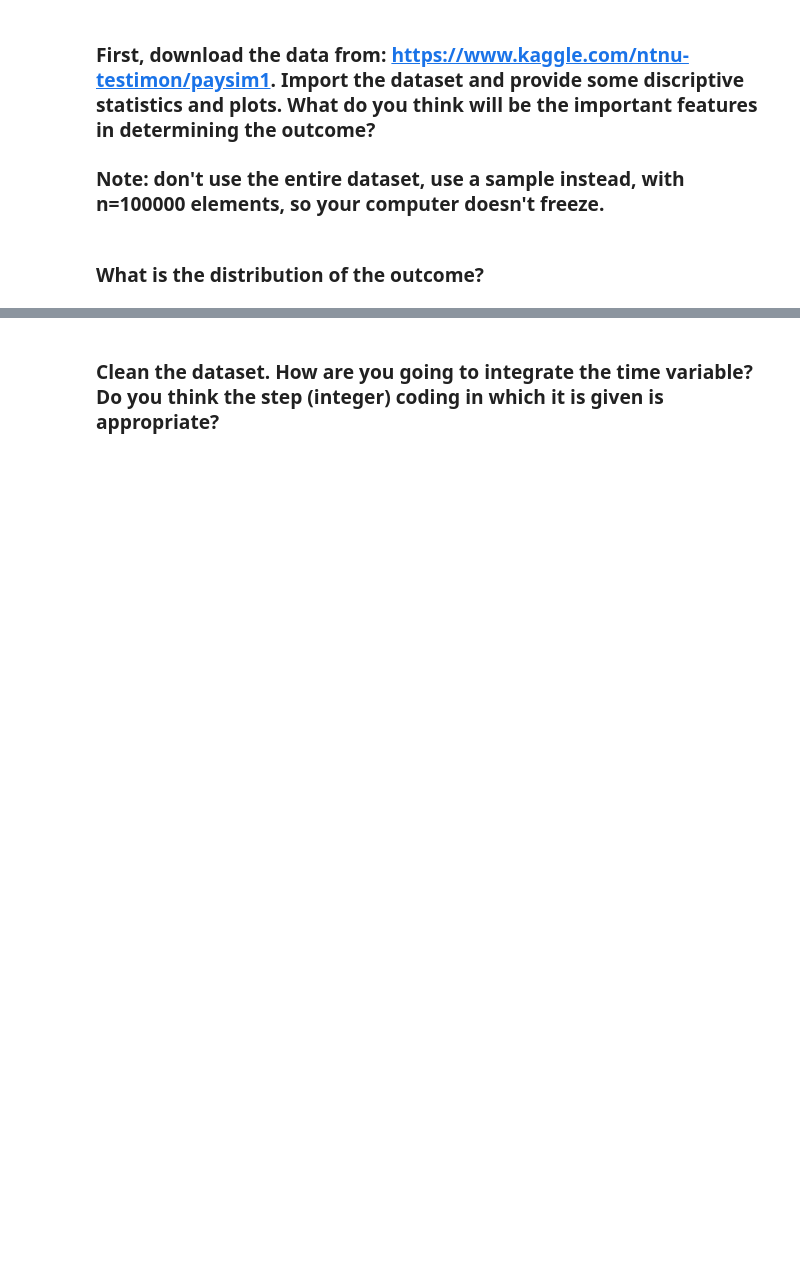
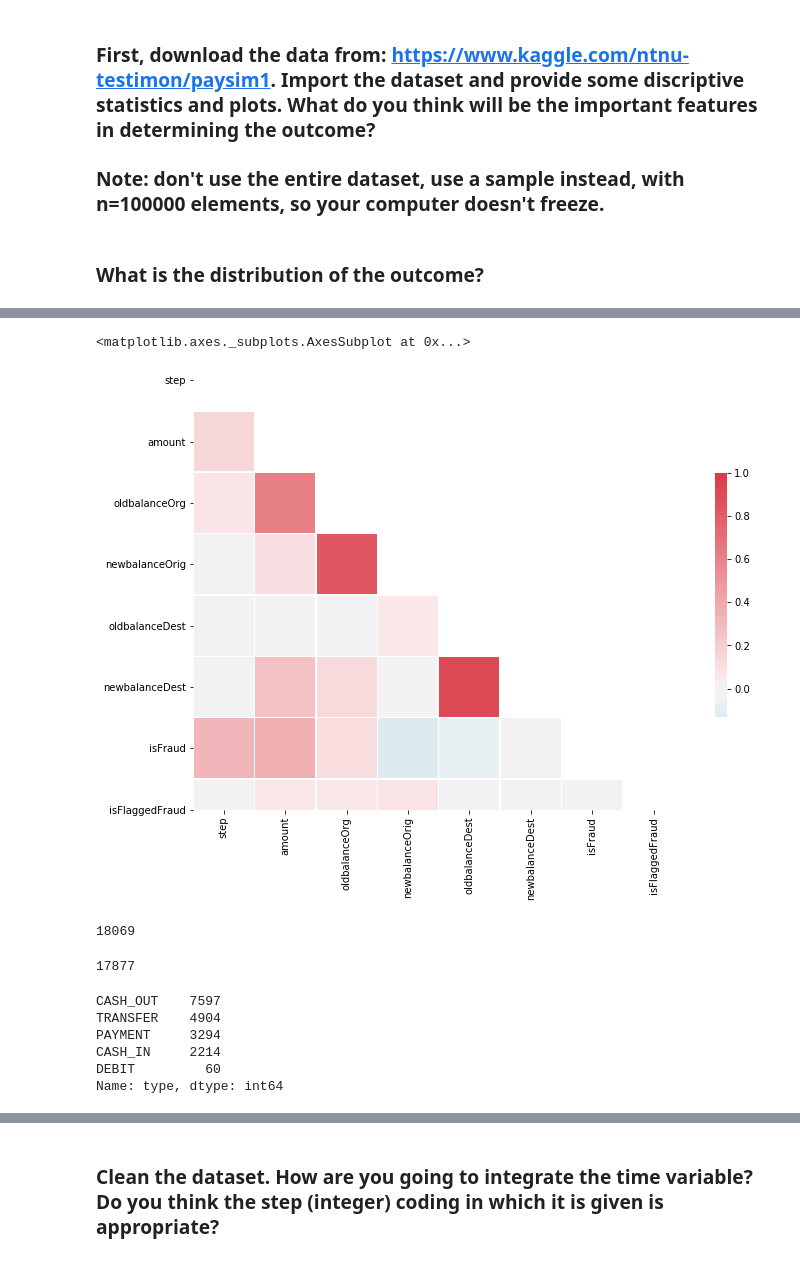
Before and after one commit to ta-data-lis/lab-imbalance, a Jupyter notebook: your-code/lab_imbalance.ipynb, the cells around one changed output, grey strips where cells are left out. Cells and saved outputs as stored; diff of their text form; code cells hidden in the pictures; blank space fills up the shorter version.

```diff
--- a/your-code/lab_imbalance.ipynb
+++ b/your-code/lab_imbalance.ipynb
@@ -17,0 +95,26 @@ Like we disussed in class, when we have noisy data, if we are not careful, we ca
+# %%
+ones = trump.loc[trump.isFraud == 1]
+# %%
+zeroes = trump.loc[trump.isFraud == 0].sample(round(ones.shape[0]*1.2))
+# %%
+trump = pd.concat([ones, zeroes], axis = 0)
+# %%
+corr = trump.corr()
+
+# Generate a mask for the upper triangle
+mask = np.triu(np.ones_like(corr, dtype=np.bool))
+
+# Set up the matplotlib figure
+f, ax = plt.subplots(figsize=(11, 9))
+
+# Generate a custom diverging colormap
+cmap = sns.diverging_palette(220, 10, as_cmap=True)
+
+# Draw the heatmap with the mask and correct aspect ratio
+sns.heatmap(corr, mask=mask, cmap=cmap, vmax=1, center=0,
+            square=True, linewidths=.5, cbar_kws={"shrink": .5})
+
+## i like it. will select some vars with higher corr with target and less between themselves
+# %% [output]
+<matplotlib.axes._subplots.AxesSubplot at 0x...>
+[figure, added]
@@ -17,0 +123,20 @@ Like we disussed in class, when we have noisy data, if we are not careful, we ca
+# %%
+len(trump.nameOrig.unique())
+### hasta la vista
+# %% [output]
+18069
+# %%
+len(trump.nameDest.unique())
+### hasta la vista
+# %% [output]
+17877
+# %%
+len(trump.type.unique())
+trump.type.value_counts() ## nice
+# %% [output]
+CASH_OUT    7597
+TRANSFER    4904
+PAYMENT     3294
+CASH_IN     2214
+DEBIT         60
+Name: type, dtype: int64
```
Also changed, not shown: parts of 30 cells of this notebook.
